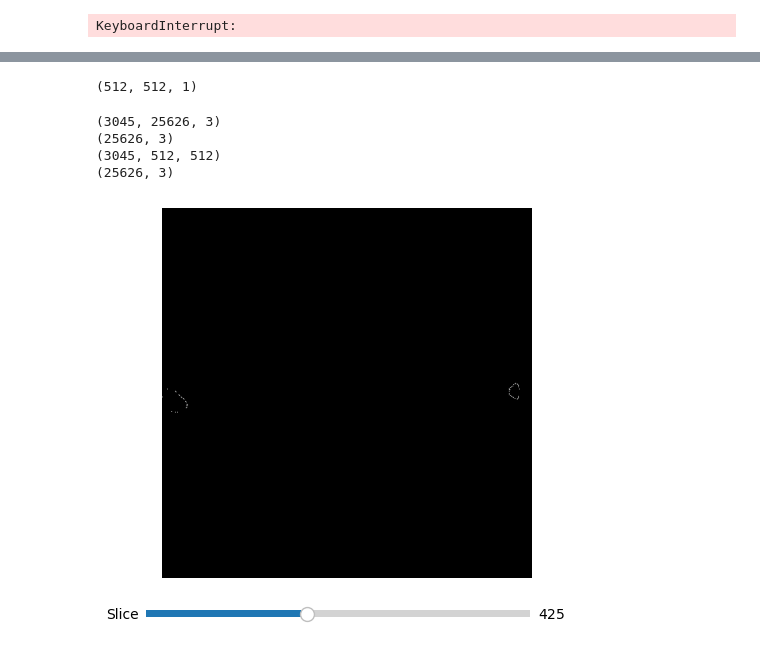
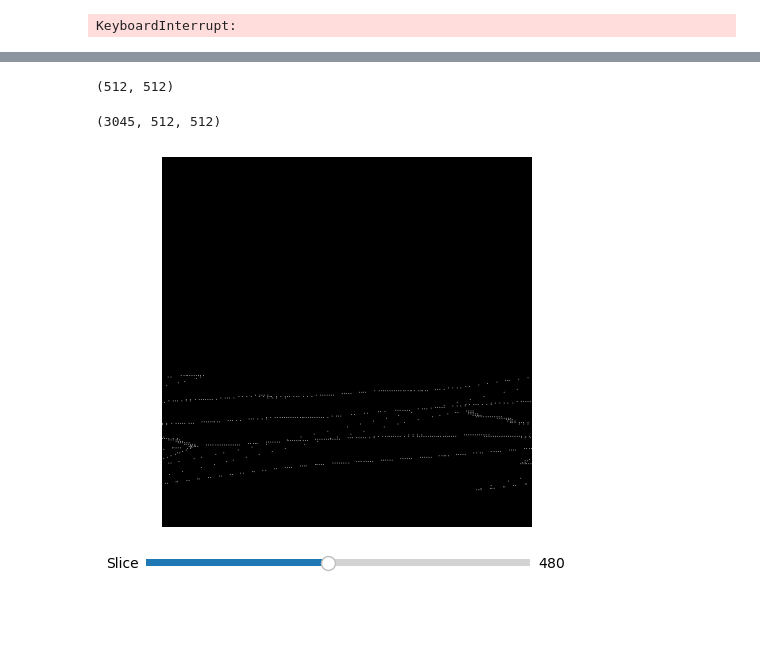
Before and after one commit to asif-jc/H-DenseUNet-CNN, a Jupyter notebook: H-DenseUNet-Mask.ipynb, the cells around one changed output, grey strips where cells are left out. Drawn from its saved outputs; the diff is of its cells as text; code cells hidden in the pictures; blank space fills up the shorter version.

Commit message:
groundtruth and mri coord data pull

```diff
--- a/H-DenseUNet-Mask.ipynb
+++ b/H-DenseUNet-Mask.ipynb
@@ -161,0 +248,20 @@ print(voxel_grid.shape)  # Output: (1015, 512, 512)
+# %%
+# Visualiser Tool
+fig, ax = plt.subplots()
+current_slice = 454
+# img = ax.imshow(training_scans[current_slice], cmap='gray')
+img = ax.imshow(training_scans[current_slice], cmap='gray')
+ax.axis('off')
+
+# Configure the slider
+ax_slider = plt.axes([0.2, 0.02, 0.6, 0.03])
+slider = Slider(ax_slider, 'Slice', 0, training_scans.shape[0] - 1, valinit=current_slice, valstep=1)
+
+def update_slice(val):
+    current_slice = int(slider.val)
+    img.set_data(training_scans[current_slice])
+    fig.canvas.draw_idle()
+
+slider.on_changed(update_slice)
+
+plt.show()
@@ -313,39 +427,38 @@ Epoch 50/50
 # %%
-train_single_scan = training_scans[450]
-train_single_scan = np.array(train_single_scan)
-train_single_scan = train_single_scan.reshape(512, 512, 1)
-train_single_scan.shape
+# train_single_scan = training_scans[450]
+# train_single_scan = np.array(train_single_scan)
+# train_single_scan = train_single_scan.reshape(512, 512, 1)
+# predictions_single_scan.shape
 # %% [output]
-(512, 512, 1)
+(512, 512)
 # %%
-print((np.array(mri_scans_normalized)).shape)
-print((np.array(tibia_mask_binarized)).shape)
+# print((np.array(mri_scans_normalized)).shape)
+# print((np.array(tibia_mask_binarized)).shape)
 print((np.array(training_scans)).shape)
 # print((np.array(tibia_mask)).shape)
+print((np.array(training_scans)).shape)
 # %% [output]
-(3045, 25626, 3)
-(25626, 3)
 (3045, 512, 512)
-(25626, 3)
 # %%
 # Visualiser Tool
+# voxel_grid_binary, voxel_grid
 fig, ax = plt.subplots()
-current_slice = 425
+current_slice = 480
 # img = ax.imshow(training_scans[current_slice], cmap='gray')
 img = ax.imshow(voxel_grid[current_slice], cmap='gray')
 ax.axis('off')
 
 # Configure the slider
 ax_slider = plt.axes([0.2, 0.02, 0.6, 0.03])
 slider = Slider(ax_slider, 'Slice', 0, voxel_grid.shape[0] - 1, valinit=current_slice, valstep=1)
 
 def update_slice(val):
     current_slice = int(slider.val)
-    img.set_data(training_scans[current_slice])
+    img.set_data(voxel_grid[current_slice])
     fig.canvas.draw_idle()
 
 slider.on_changed(update_slice)
 
 plt.show()
 # %% [output]
-[figure, old version]
+[figure, new version]
```
Also changed, not shown: parts of 18 cells of this notebook.
